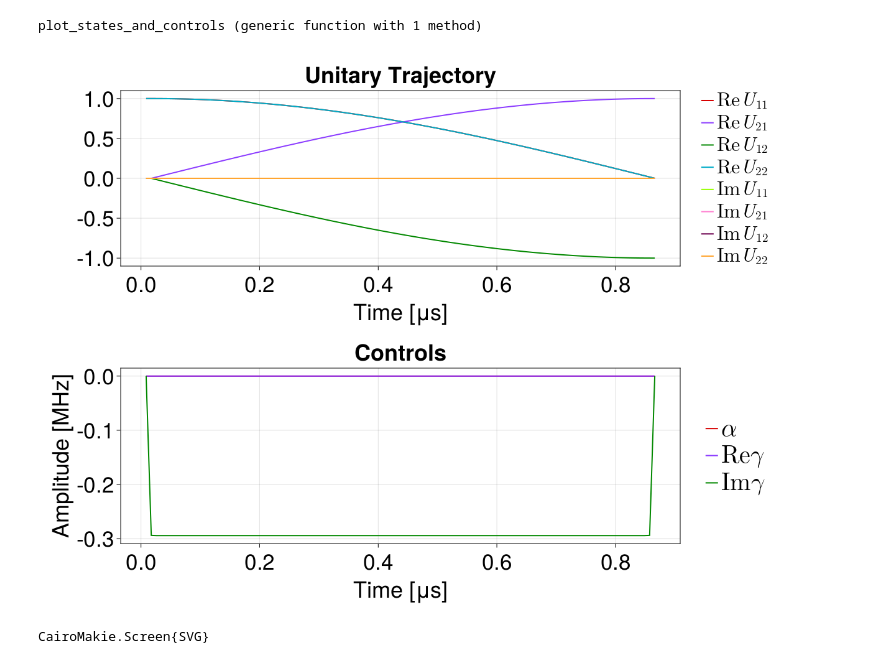
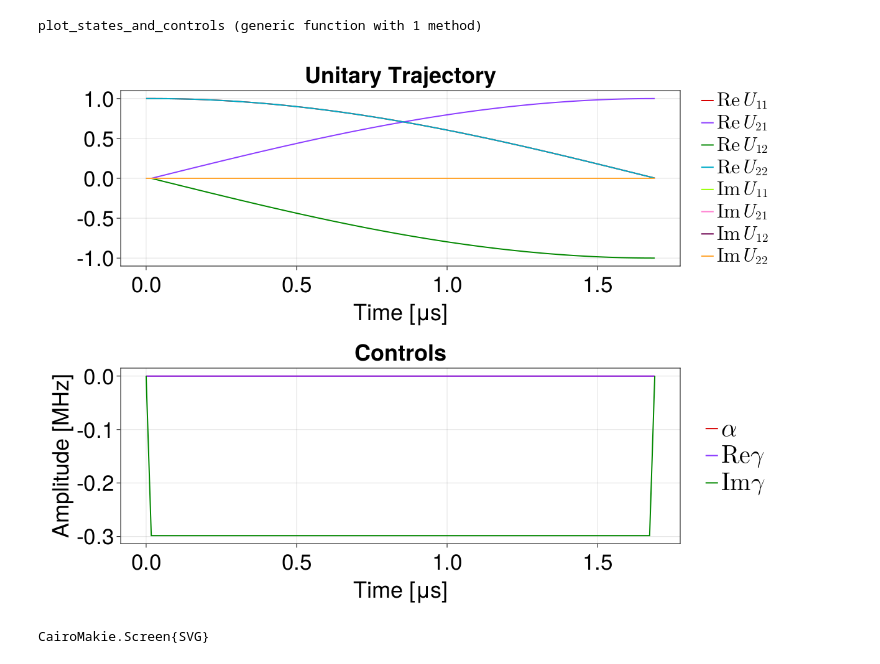
Before and after one commit to kestrelquantum/QuantumCollocation.jl, a Jupyter notebook: examples/single_qubit/figures_makie.ipynb, the cells around one changed output. Drawn from its saved outputs; the diff is of its cells as text; code cells hidden in the pictures.

```diff
--- a/examples/single_qubit/figures_makie.ipynb
+++ b/examples/single_qubit/figures_makie.ipynb
@@ -4,7 +4,7 @@ using QuantumCollocation
 using CairoMakie
 using LaTeXStrings
 # %%
-data_path = "results/mintime/Y_gate_T_100_Q_100.0_R_0.01_R_smoothness_0.001_iter_10000_fidelity_0.9999997188819991_00000.jld2"
+data_path = "results/mintime/Y_gate_T_100_Q_100.0_R_0.0001_R_smoothness_0.001_iter_10000_fidelity_0.9999999962678012_00000.jld2"
 traj = load_problem(data_path; return_data=true)["trajectory"]
 plot_dir = "plots/paper"
 plot_path = joinpath(plot_dir, "fig_single_qubit.svg")
@@ -88,20 +106,20 @@ plot_states_and_controls (generic function with 1 method)
 # %%
 x = traj.Ũ⃗
 u = vcat(traj.α, traj.γ) / 2π
-ts = times(traj)
+ts = times(traj) .- traj.Δt[end]
 
 # U_labels = [L"U_{11}^R", L"U_{21}^R", L"U_{12}^R", L"U_{22}^R", L"U_{11}^I", L"U_{21}^I", L"U_{12}^I", L"U_{22}^I"]
 U_labels = [L"\text{Re} U_{11}", L"\text{Re} U_{21}", L"\text{Re} U_{12}", L"\text{Re} U_{22}", L"\text{Im} U_{11}", L"\text{Im} U_{21}", L"\text{Im} U_{12}", L"\text{Im} U_{22}"]
 
 labels_controls = [L"\alpha", L"\text{Re} \gamma", L"\text{Im} \gamma"]
 states_title = "Unitary Trajectory"
 
 ylabel_states = ""
 ylabel_controls = "Amplitude [MHz]"
 
 fig = plot_states_and_controls(x, u, ts; labels_states=U_labels, labels_controls=labels_controls, title_states=states_title, ylabel_controls=ylabel_controls, ylabel_states=ylabel_states)
 # %% [output]
-[figure, old version]
+[figure, new version]
 # %%
 save(plot_path, fig)
 # %% [output]
```
Also changed, not shown: parts of 7 cells of this notebook, 24 other files.
